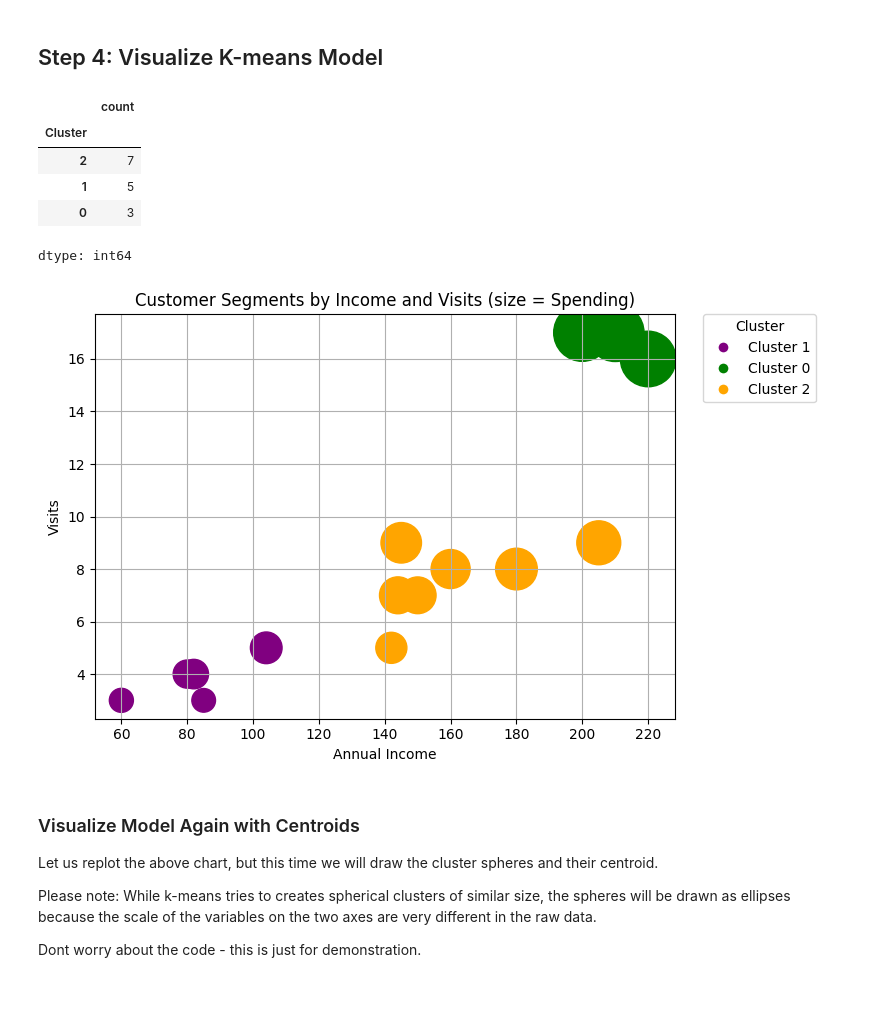
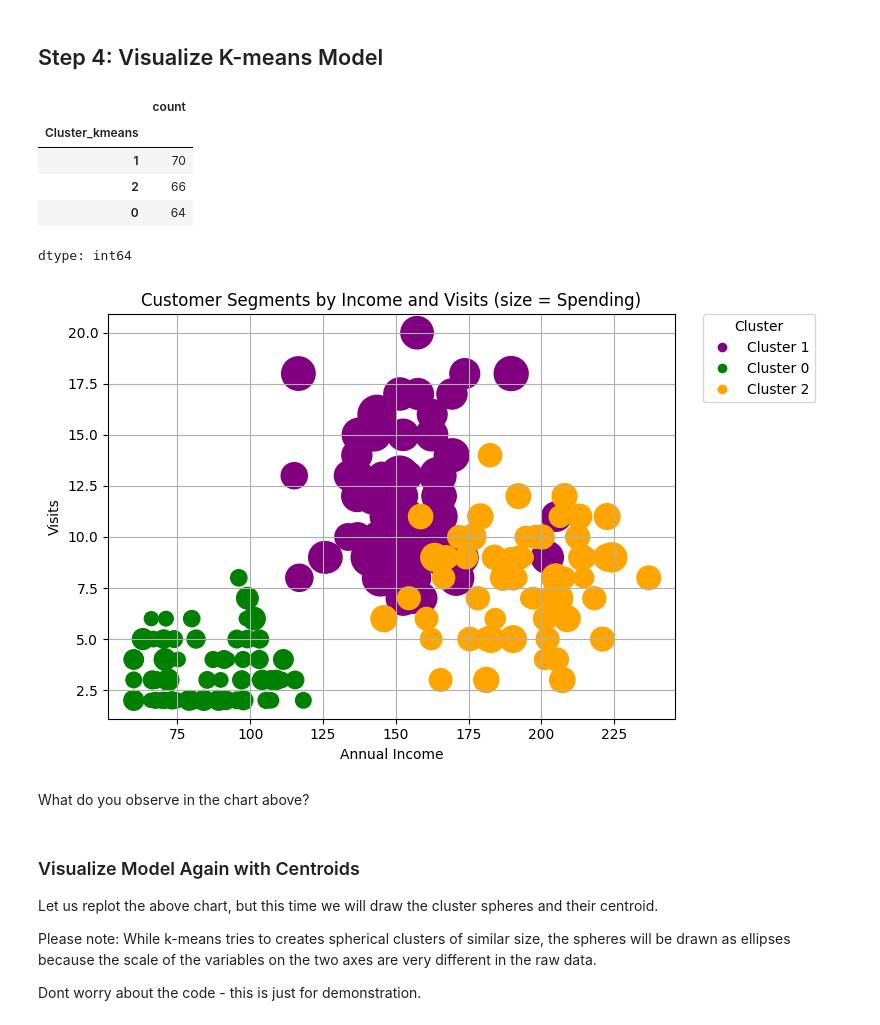
Before and after one commit to Luoxiaowanzi/IS-4487-Guide, a Jupyter notebook: Demos/demo_09_clustering.ipynb, the cells around one changed output. Saved outputs shown, nothing was run; the diff lists cells and outputs as text; code cells hidden in the pictures; blank space fills up the shorter version.

```diff
--- a/Demos/demo_09_clustering.ipynb
+++ b/Demos/demo_09_clustering.ipynb
@@ -54,0 +49,5 @@ df = pd.DataFrame(data)
+# %%
+URL = "https://raw.githubusercontent.com/vandanara/UofUtah_IS4487/refs/heads/main/DataSets/customer_data_clustering.csv"
+df = pd.read_csv(URL)
+
+df.head()
@@ -75,45 +83,47 @@ The **fit** step learns the patterns and association in data first. Then **predi
 kmeans = KMeans(n_clusters=3, random_state=42)
 
 # Fit and obtain the output of the model - group ID stored in column cluster.
-df['Cluster'] = kmeans.fit_predict(X_scaled)
+df['Cluster_kmeans'] = kmeans.fit_predict(X_scaled)
 # %% [markdown]
 ## Step 4: Visualize K-means Model
 # %%
 # View the groups produced in the output of k-means
-df['Cluster'].value_counts()
+df['Cluster_kmeans'].value_counts()
 # %% [output]
 |  | count |
-| Cluster |  |
-| 2 | 7 |
-| 1 | 5 |
-| 0 | 3 |
+| Cluster_kmeans |  |
+| 1 | 70 |
+| 2 | 66 |
+| 0 | 64 |
 dtype: int64
 # %%
 from matplotlib.lines import Line2D
 
 # choose colors to use for each cluster
 colors = ['purple', 'green', 'orange']
 
 # plot each cluster one by one
 plt.figure(figsize=(8,5))
-for i, cluster in enumerate(df['Cluster'].unique()):
-    subset = df[df['Cluster'] == cluster]
-    plt.scatter(subset['Annual Income (k$)'], subset['Visits'], s=subset['Spending'], color=colors[i], label=f'Cluster {cluster}')
+for i, cluster in enumerate(df['Cluster_kmeans'].unique()):
+    subset = df[df['Cluster_kmeans'] == cluster]
+    plt.scatter(subset['Annual Income (k$)'], subset['Visits'], s = subset['Spending'], color=colors[i], label=f'Cluster {cluster}')
 
 plt.xlabel('Annual Income')
 plt.ylabel('Visits')
 plt.title('Customer Segments by Income and Visits (size = Spending)')
 
 # --- Custom legend with uniform marker size ---
 legend_elements = [
     Line2D([0], [0], marker='o', color='w', label=f'Cluster {cluster}', markerfacecolor=colors[i], markersize=8) for i, cluster in enumerate(df['Cluster'].unique()) ]
 plt.legend( handles=legend_elements, title='Cluster', bbox_to_anchor=(1.05, 1), loc='upper left', borderaxespad=0.)
 
 plt.grid(True)
 plt.tight_layout()
 plt.show()
 # %% [output]
-[figure, old version]
+[figure, new version]
+# %% [markdown]
+What do you observe in the chart above?
 # %% [markdown]
 ### Visualize Model Again with Centroids
 
```
Also changed, not shown: parts of 16 cells of this notebook.
